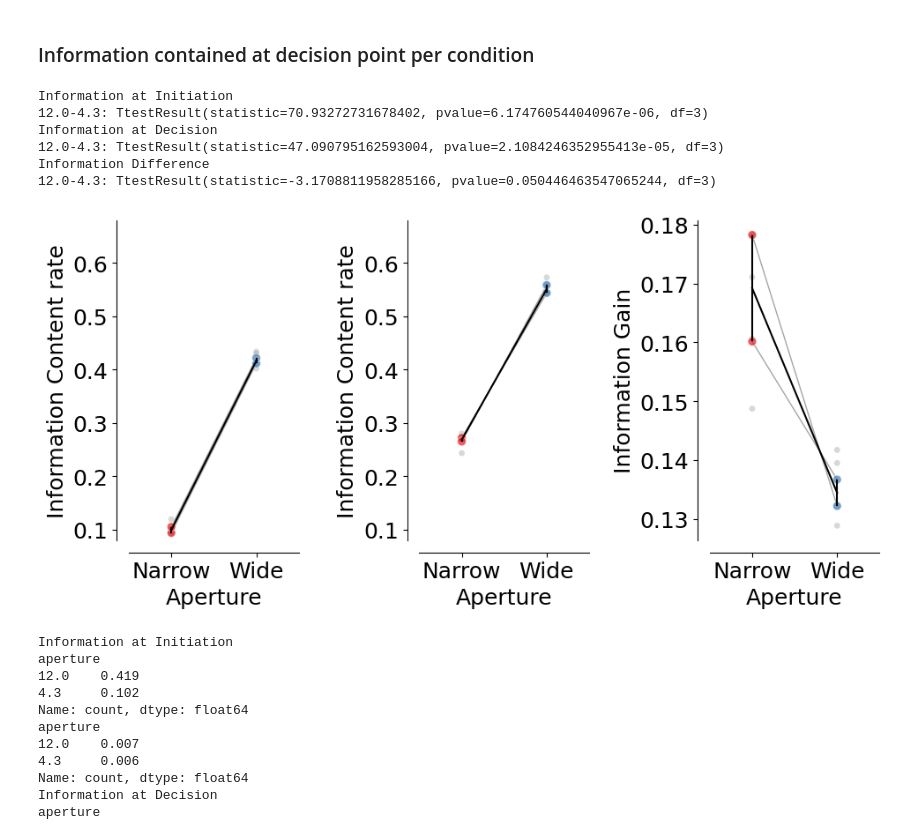
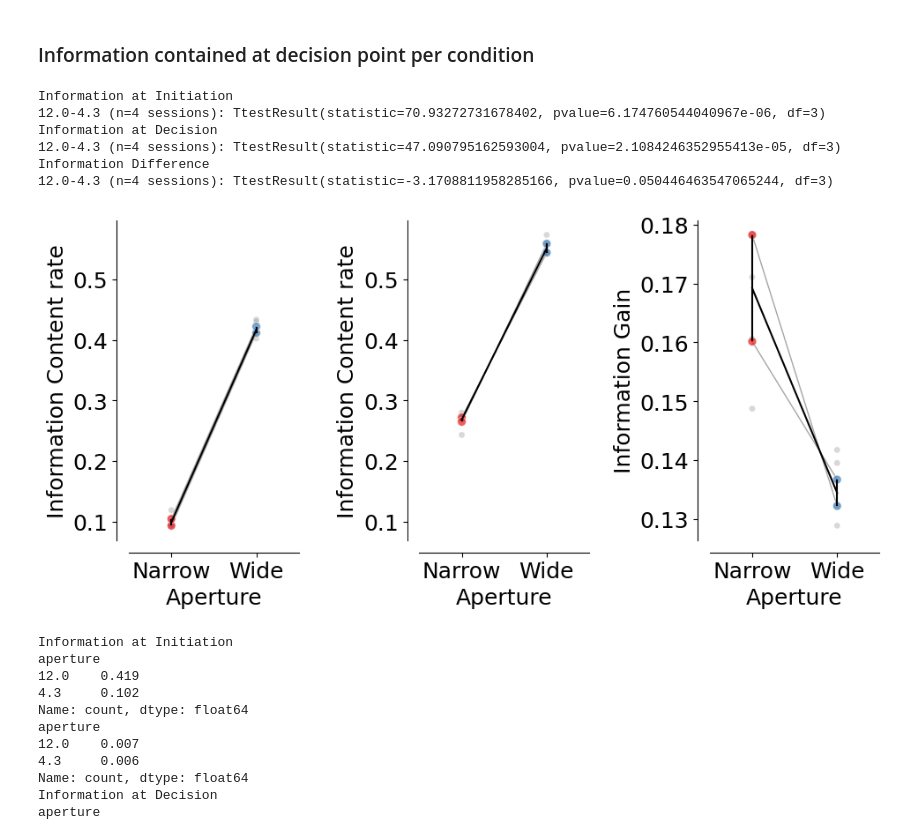
Before and after one commit to MMathisLab/FreelyMovingVR4Mice, a Jupyter notebook: dj_pipeline/notebooks/NP_figures/dual_regression.ipynb, the cells around one changed output. Cells and saved outputs as stored; diff of their text form; code cells hidden in the pictures.

```diff
--- a/dj_pipeline/notebooks/NP_figures/dual_regression.ipynb
+++ b/dj_pipeline/notebooks/NP_figures/dual_regression.ipynb
@@ -1166,3 +1147,8 @@ decision_points["info_gain"] = decision_points.apply(
+# %%
+decision_points.dropna(subset=["x", "y"], inplace=True)
+decision_points["info_gain"] = info_maps.get_info_for_dataframe(
+    decision_points, aperture_to_map=APERTURE_TO_MAP, normalize_by=max_value
+)
 # %%
 # Convert to sec
 interpolated_df["time_in_sec"] = interpolated_df["trial_length"] * interpolated_df["trial_duration"]
@@ -1389,17 +1377,12 @@ initial_positions = interpolated_df.groupby(
 ).first()[["mouse_name", "dataset", "aperture", "trial", "x", "y"]]
 
 # Get info at initial position
-initial_positions["info_gain"] = initial_positions.apply(
-    lambda row: get_info_at_position(
-        info_matrices[0] if row.aperture == 4.3 else info_matrices[1],
-        (row.x, row.y),
-    ),
-    axis=1,
+initial_positions["info_gain"] = info_maps.get_info_for_dataframe(
+    initial_positions, aperture_to_map=APERTURE_TO_MAP, normalize_by=max_value
 )
 # %%
 # Decision point information available
 info_at_decision_per_session = decision_points.groupby(["mouse_name", "dataset", "aperture"], as_index=False).mean(numeric_only=True)
-info_at_decision_per_session = info_at_decision_per_session.rename(columns={None: "info_gain"})
 info_at_decision_per_session["count"] = info_at_decision_per_session["info_gain"]
 info_at_decision_per_session.aperture = info_at_decision_per_session.aperture.astype(float).round(2).astype(str)
 info_at_decision_per_session = pd.DataFrame(info_at_decision_per_session.reset_index())
@@ -1462,47 +1445,55 @@ sns.despine(offset=10, ax=ax[1])
 plotting._plot_bar_counts(
     counts=information_difference.sort_values("aperture", ascending=False),
     label_x="aperture",
     alpha=0.3,
     ax=ax[2],
     per_mouse=True,
     cmap=plotting.colors_aperture[0:2],
 )
 ax[2].invert_xaxis()
 ax[2].set_ylabel("Information Gain")
 ax[2].set_xlim(-0.5, 1.5)
 ax[2].set_xticks([0, 1], ["Narrow", "Wide"])
 ax[2].set_xlabel("Aperture")
 ax[2].legend([], [], frameon=False)
 sns.despine(offset=10, ax=ax[2])
 
-ax[0].set_ylim(0.08, 0.68)
-ax[1].set_ylim(0.08, 0.68)
+# Same y-range for initiation and decision panels, from their common min/max
+info_values = pd.concat(
+    [initial_positions["count"], info_at_decision_per_session["count"]]
+)
+info_pad = 0.05 * (info_values.max() - info_values.min())
+for a in ax[:2]:
+    a.set_ylim(info_values.min() - info_pad, info_values.max() + info_pad)
 
 plt.tight_layout(pad=2)
 plt.savefig(
     save_fig_path + "figure4_information_quantification.svg",
     transparent=True,
 )
 
 for info, label in zip([initial_positions, info_at_decision_per_session, information_difference],
                        ["Information at Initiation", "Information at Decision", "Information Difference"]):
     print(label)
-    for i in info.aperture.unique():
-        for j in info.aperture.unique():
-            if i < j:
-                stat = stats.ttest_rel(
-                    info[info["aperture"] == i]["count"],
-                    info[info["aperture"] == j]["count"],
-                )
-                print(f"{i}-{j}: {stat}")
+    # Pair the two apertures by session, keeping sessions that have both
+    paired = info.pivot(index="dataset", columns="aperture", values="count")
+    n_dropped = len(paired) - len(paired.dropna())
+    paired = paired.dropna()
+    if n_dropped:
+        print(f"  {n_dropped} session(s) without both apertures excluded")
+    apertures = sorted(paired.columns)
+    for k, ap_i in enumerate(apertures):
+        for ap_j in apertures[k + 1 :]:
+            stat = stats.ttest_rel(paired[ap_i], paired[ap_j])
+            print(f"{ap_i}-{ap_j} (n={len(paired)} sessions): {stat}")
 # %% [output]
 Information at Initiation
-12.0-4.3: TtestResult(statistic=70.93272731678402, pvalue=6.174760544040967e-06, df=3)
+12.0-4.3 (n=4 sessions): TtestResult(statistic=70.93272731678402, pvalue=6.174760544040967e-06, df=3)
 Information at Decision
-12.0-4.3: TtestResult(statistic=47.090795162593004, pvalue=2.1084246352955413e-05, df=3)
+12.0-4.3 (n=4 sessions): TtestResult(statistic=47.090795162593004, pvalue=2.1084246352955413e-05, df=3)
 Information Difference
-12.0-4.3: TtestResult(statistic=-3.1708811958285166, pvalue=0.050446463547065244, df=3)
+12.0-4.3 (n=4 sessions): TtestResult(statistic=-3.1708811958285166, pvalue=0.050446463547065244, df=3)
-[figure, old version]
+[figure, new version]
 # %%
 # Get mean + sem for all
 for info, label in zip([initial_positions, info_at_decision_per_session, information_difference],
```
Also changed, not shown: parts of 9 cells of this notebook, 12 other files.
